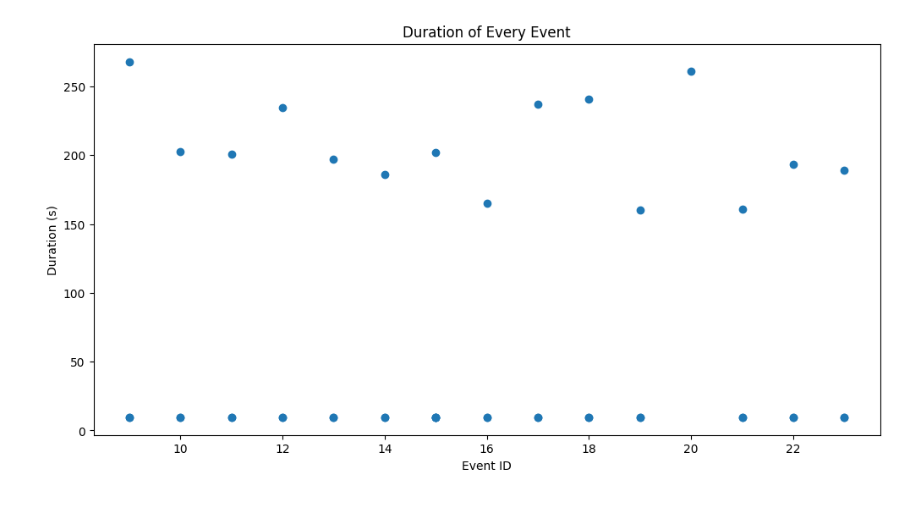
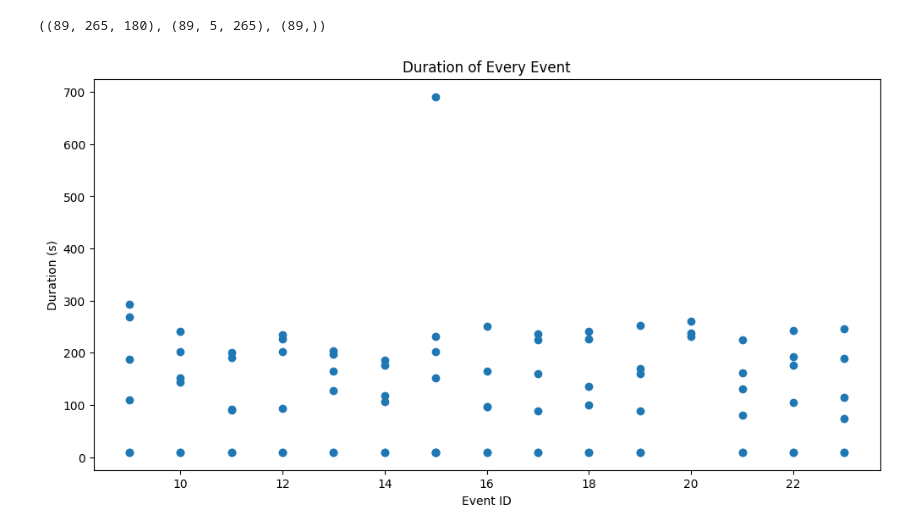
Before and after one commit to konradszewczyk/machine-perception, a Jupyter notebook: analysis_bdf.ipynb, the cells around one changed output. Cells and saved outputs as stored; diff of their text form; code cells hidden in the pictures.

Commit message:
add data augmentation and fix loading many files

```diff
--- a/analysis_bdf.ipynb
+++ b/analysis_bdf.ipynb
@@ -12,20 +12,3 @@ import mne
 import matplotlib.pyplot as plt
 import numpy as np
 from sklearn.svm import SVC
-# %%
-# Load all .bdf files from the folder
-folder_path = 'data'
-file_names = [f for f in os.listdir(folder_path) if f.endswith('.bdf')]
-
-raw_list = []
-# take only the first 4 files
-for file_name in file_names[:3]:
-    file_path = os.path.join(folder_path, file_name)
-    raw = mne.io.read_raw_bdf(file_path, preload=True)
-    raw_list.append(raw)
-
-# Concatenate all the raw objects
-raw_concatenated = mne.concatenate_raws(raw_list)
-
-# Find events in the concatenated data
-events = mne.find_events(raw_concatenated)
@@ -50,21 +132,15 @@ Event IDs: [    1     2     3     4     5     6     7     8     9    10    11
+# %%
+X.shape, X_psd.shape, y.shape
+# %% [output]
+((89, 265, 180), (89, 5, 265), (89,))
 # %%
-# Calculate the duration of each event
-durations = []
-for i in range(1, len(events)):
-    start_time_current_event = events[i - 1, 0]
-    start_time_next_event = events[i, 0]
-    duration = (start_time_next_event - start_time_current_event) / raw_concatenated.info['sfreq']
-    event_id = events[i - 1, 2]
-    if event_id >= 9 and event_id <= 23:
-        durations.append((event_id, duration))
-
 # Plot the duration of every event
 event_ids, event_durations = zip(*durations)
 plt.figure(figsize=(12, 6))
 plt.scatter(event_ids, event_durations)
 plt.xlabel('Event ID')
 plt.ylabel('Duration (s)')
 plt.title('Duration of Every Event')
 plt.show()
 # %% [output]
-[figure, old version]
+[figure, new version]
```
Also changed, not shown: parts of 21 cells of this notebook.
